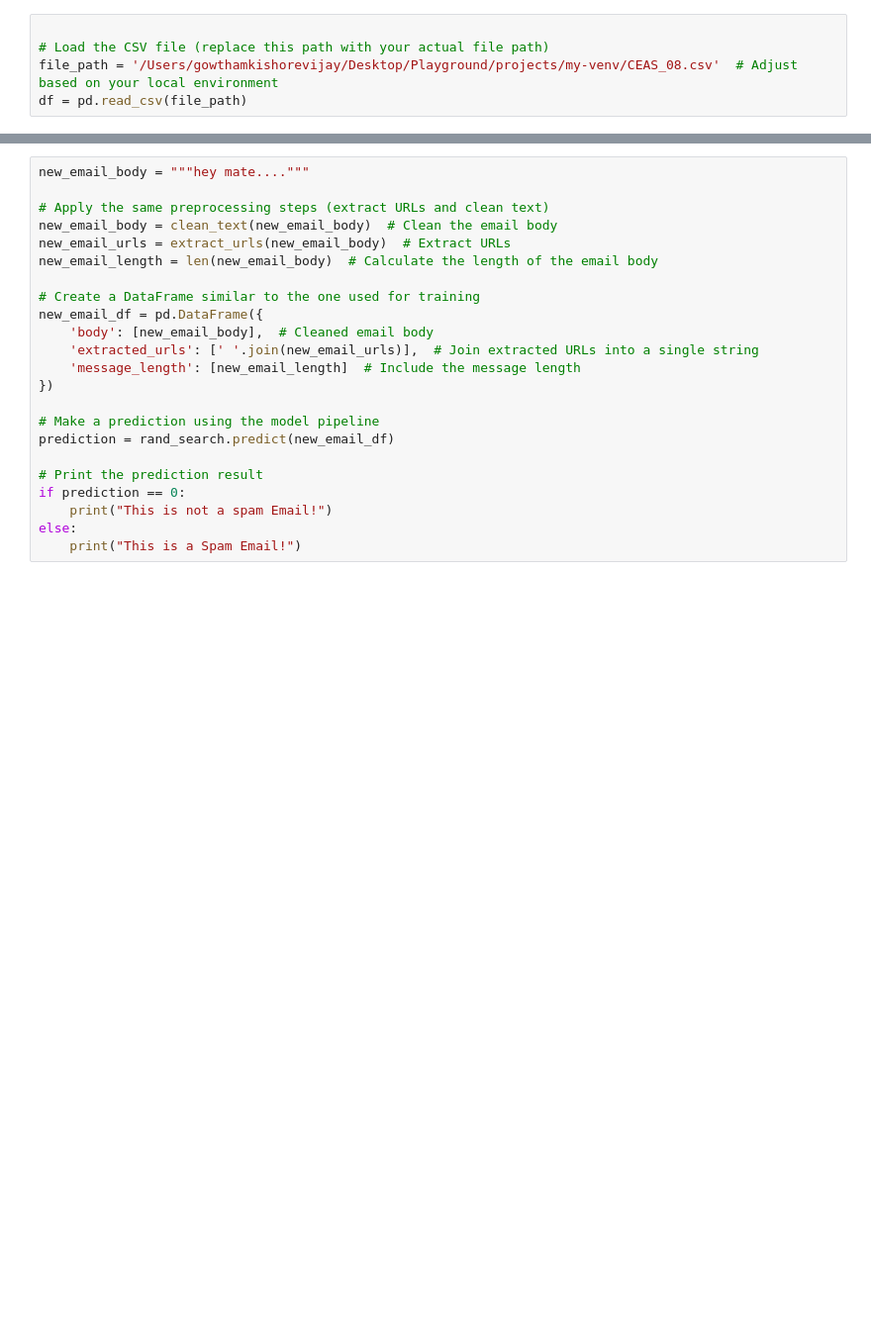
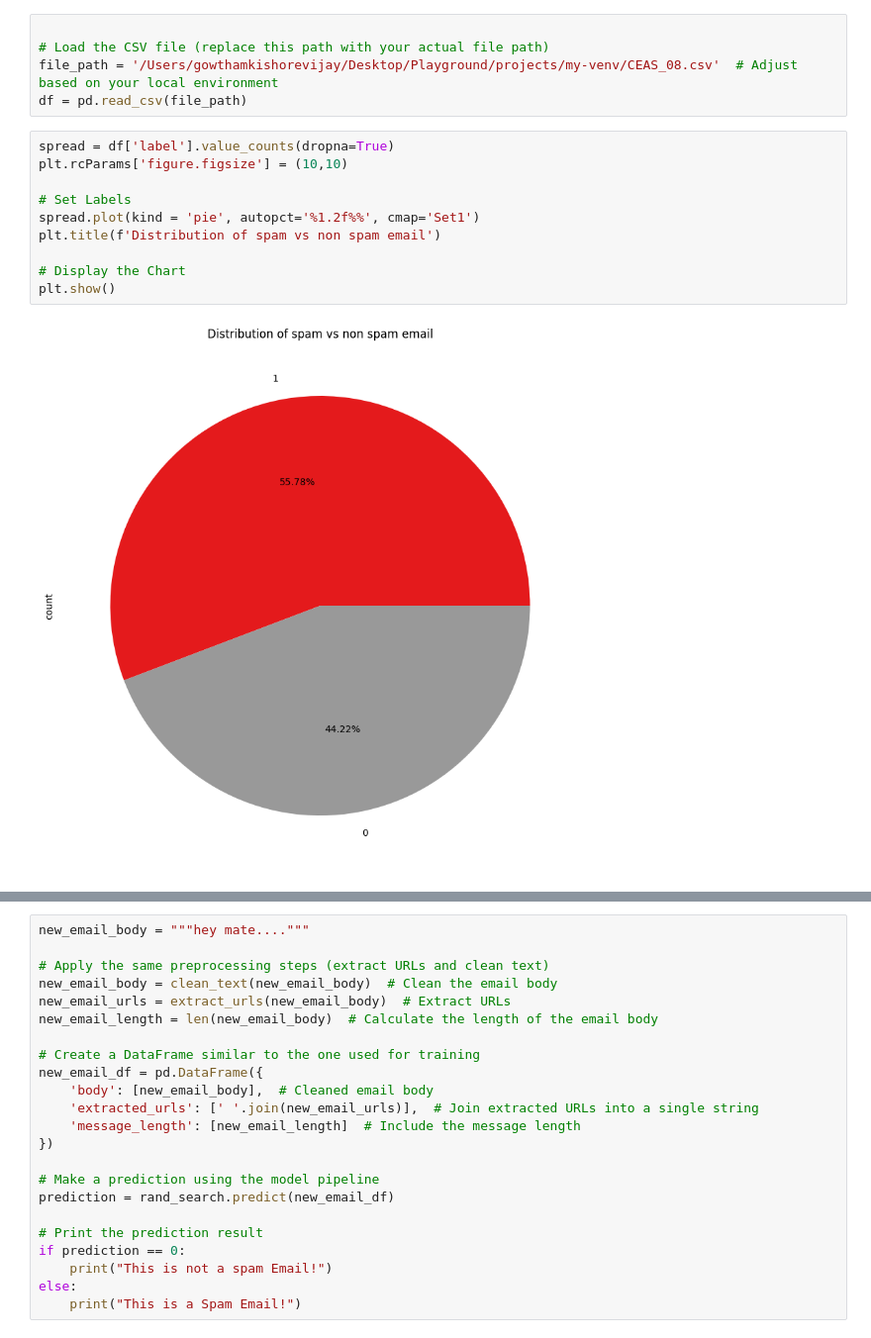
Before and after one commit to CSE-5160/classification-algorithms-, a Jupyter notebook: classification.ipynb, the cells around one changed output, grey strips where cells are left out. Shown at 99% size. Saved outputs shown, nothing was run; the diff lists cells and outputs as text; blank space fills up the shorter version.

```diff
--- a/classification.ipynb
+++ b/classification.ipynb
@@ -46,6 +76,18 @@ stop_words = set(stopwords.words('english'))
 # Load the CSV file (replace this path with your actual file path)
 file_path = '/Users/gowthamkishorevijay/Desktop/Playground/projects/my-venv/CEAS_08.csv'  # Adjust based on your local environment
 df = pd.read_csv(file_path)
+# %%
+spread = df['label'].value_counts(dropna=True)
+plt.rcParams['figure.figsize'] = (10,10)
+
+# Set Labels
+spread.plot(kind = 'pie', autopct='%1.2f%%', cmap='Set1')
+plt.title(f'Distribution of spam vs non spam email')
+
+# Display the Chart
+plt.show()
+# %% [output]
+[figure, added]
 # %%
 def extract_urls(text):
     if not isinstance(text, str):
```
Also changed, not shown: parts of 10 cells of this notebook, 2 other files.
